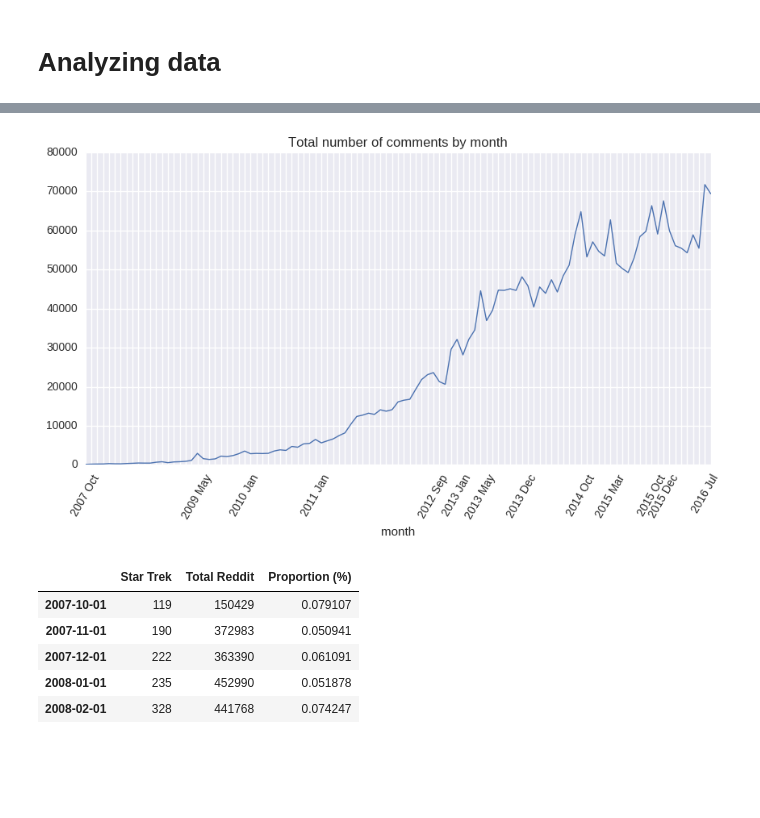
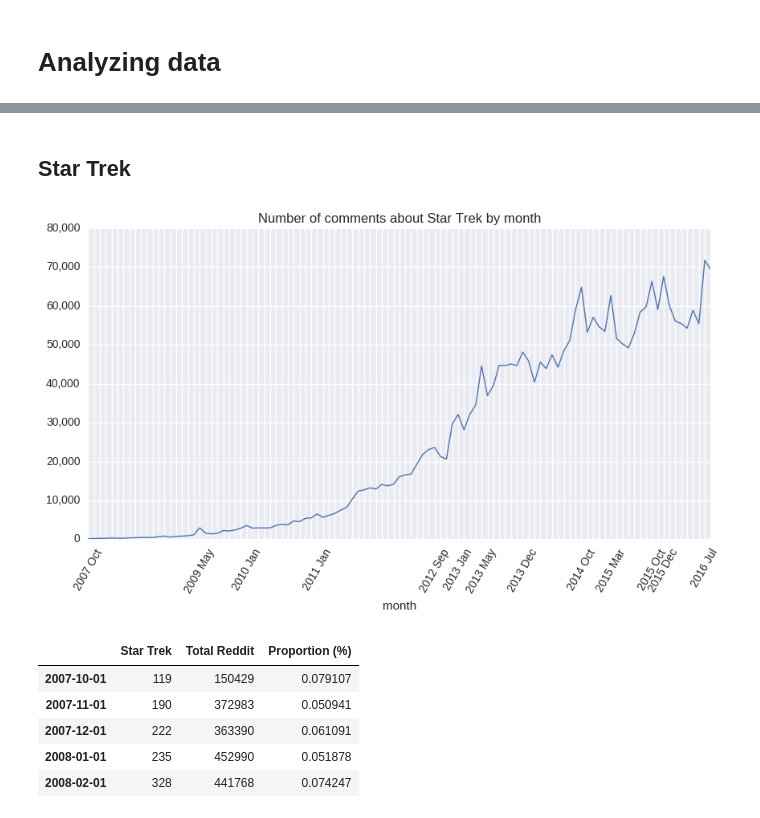
Before and after one commit to mavillard/nandi, a Jupyter notebook: reddit.ipynb, the cells around one changed output, grey strips where cells are left out. Drawn from its saved outputs; the diff is of its cells as text; code cells hidden in the pictures; blank space fills up the shorter version.

```diff
--- a/reddit.ipynb
+++ b/reddit.ipynb
@@ -142,3 +169,5 @@ reddit_df.head()
+# %% [markdown]
+## Star Trek
 # %%
 valid_dates = pd.date_range('2007-10-1', '2016-08-31', freq='MS')
 # %%
@@ -152,11 +181,13 @@ reddit_by_month = reddit_df.groupby('month')['id'].count()
 # %%
 ax = reddit_by_month.plot(
     figsize=(10,5),
     xlim=('2007-10-01', '2016-08-31'),
     xticks=reddit_by_month.index,
     rot=60,
-    title='Total number of comments by month',
+    title='Number of comments about Star Trek by month',
 )
 ax.set_xticklabels(show_dates1);
+formatter = matplotlib.ticker.FuncFormatter(lambda x, p: format(int(x), ','))
+ax.get_yaxis().set_major_formatter(formatter)
 # %% [output]
-[figure, old version]
+[figure, new version]
```
Also changed, not shown: parts of 9 cells of this notebook.
